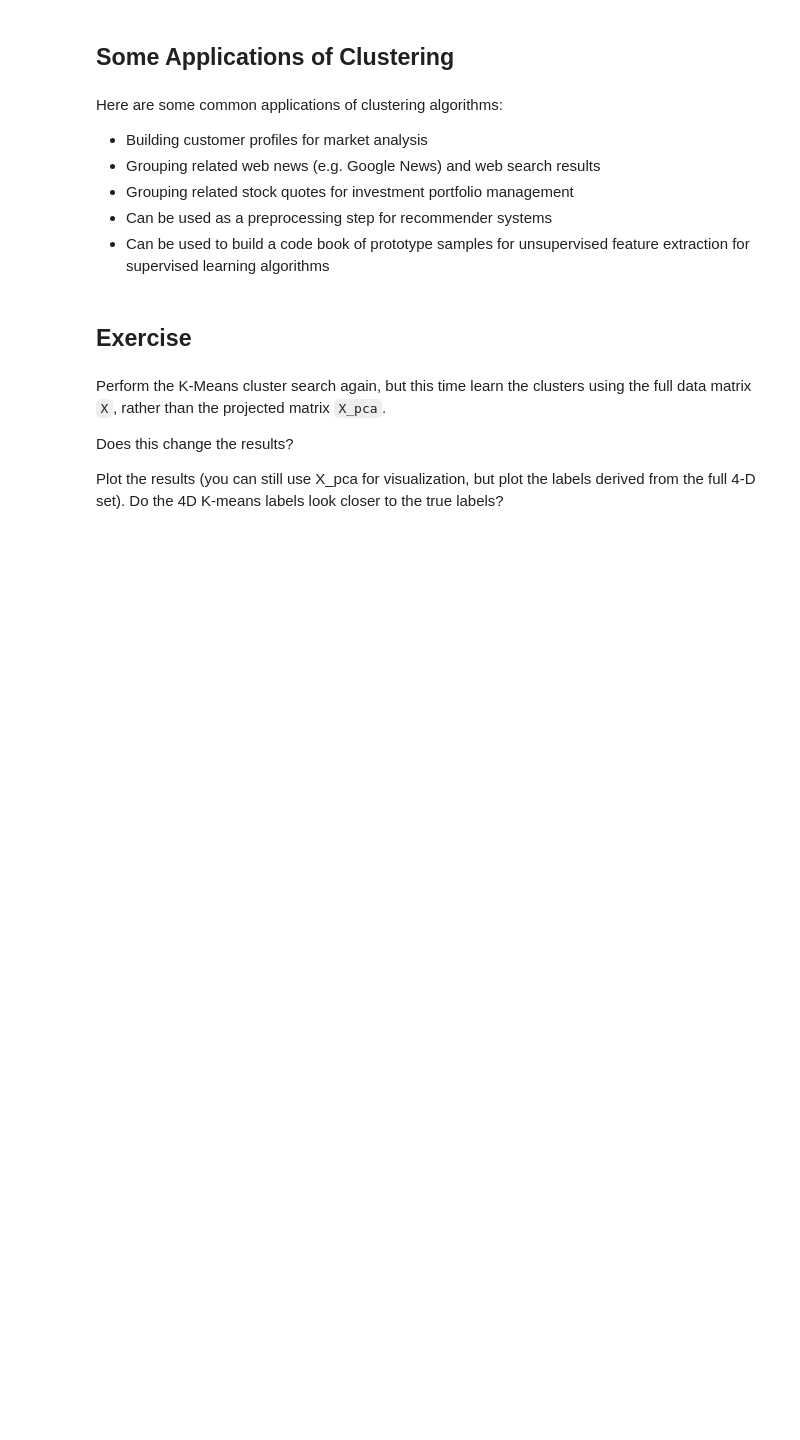
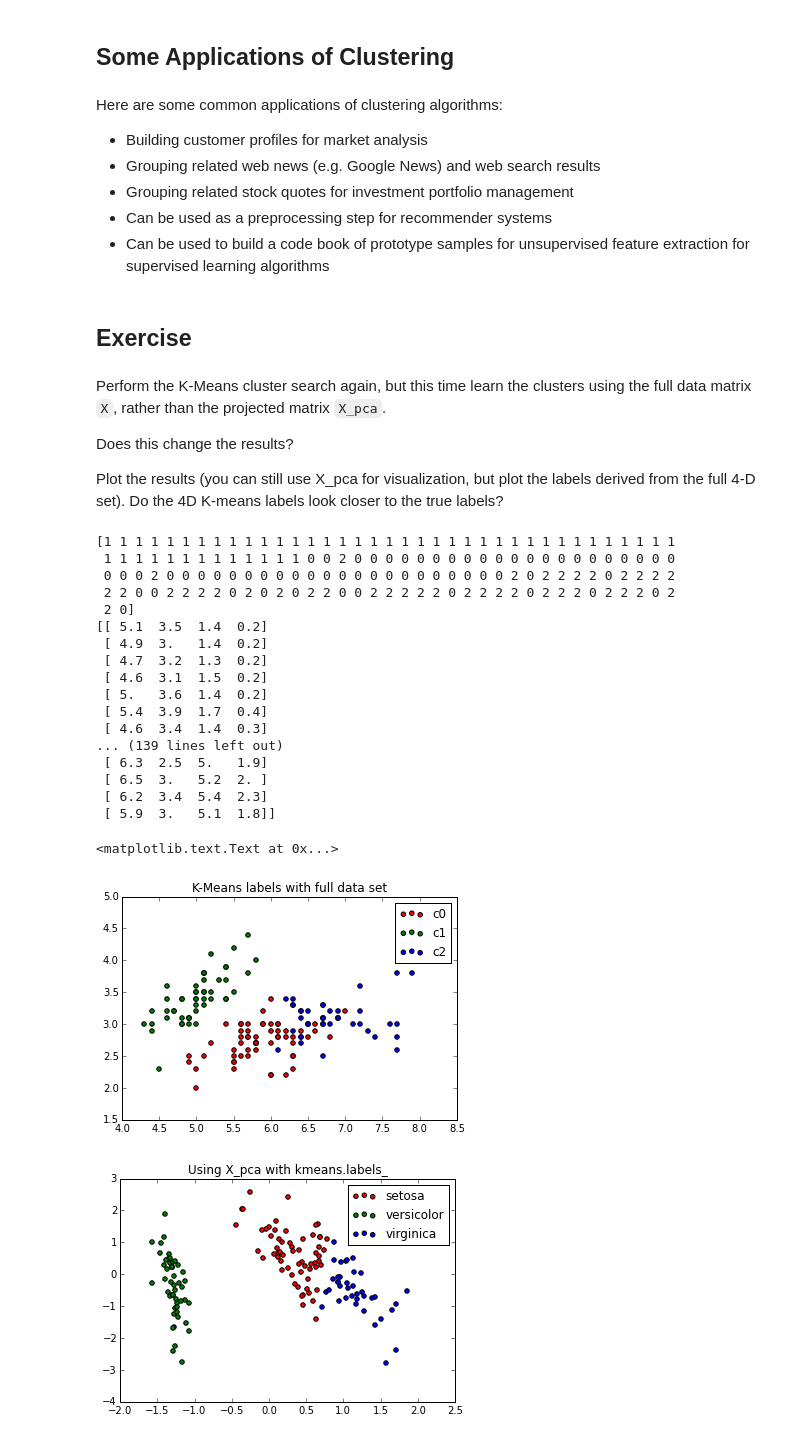
Before and after one commit to kkdyer/DSE200-notebooks, a Jupyter notebook: lecture_2_github_io_numpy_pandas/07_iris_clustering.ipynb, the cells around one changed output. Drawn from its saved outputs; the diff is of its cells as text; code cells hidden in the pictures; blank space fills up the shorter version.

```diff
--- a/lecture_2_github_io_numpy_pandas/07_iris_clustering.ipynb
+++ b/lecture_2_github_io_numpy_pandas/07_iris_clustering.ipynb
@@ -156,3 +158,40 @@ Does this change the results?
 Plot the results (you can still use X_pca for visualization, but plot
 the labels derived from the full 4-D set).
 Do the 4D K-means labels look closer to the true labels?
+# %%
+from sklearn.cluster import KMeans
+from numpy.random import RandomState
+rng = RandomState(42)
+
+kmeans = KMeans(n_clusters=3, random_state=rng)
+kmeans.fit(X)
+
+print kmeans.labels_
+print X
+
+plot_2D(X, kmeans.labels_, ["c0", "c1", "c2"])
+plt.title('K-Means labels with full data set')
+
+plot_2D(X_pca, kmeans.labels_, iris.target_names)
+plt.title('Using X_pca with kmeans.labels_')
+# %% [output]
+[1 1 1 1 1 1 1 1 1 1 1 1 1 1 1 1 1 1 1 1 1 1 1 1 1 1 1 1 1 1 1 1 1 1 1 1 1
+ 1 1 1 1 1 1 1 1 1 1 1 1 1 0 0 2 0 0 0 0 0 0 0 0 0 0 0 0 0 0 0 0 0 0 0 0 0
+ 0 0 0 2 0 0 0 0 0 0 0 0 0 0 0 0 0 0 0 0 0 0 0 0 0 0 2 0 2 2 2 2 0 2 2 2 2
+ 2 2 0 0 2 2 2 2 0 2 0 2 0 2 2 0 0 2 2 2 2 2 0 2 2 2 2 0 2 2 2 0 2 2 2 0 2
+ 2 0]
+[[ 5.1  3.5  1.4  0.2]
+ [ 4.9  3.   1.4  0.2]
+ [ 4.7  3.2  1.3  0.2]
+ [ 4.6  3.1  1.5  0.2]
+ [ 5.   3.6  1.4  0.2]
+ [ 5.4  3.9  1.7  0.4]
+ [ 4.6  3.4  1.4  0.3]
+... (139 lines left out)
+ [ 6.3  2.5  5.   1.9]
+ [ 6.5  3.   5.2  2. ]
+ [ 6.2  3.4  5.4  2.3]
+ [ 5.9  3.   5.1  1.8]]
+<matplotlib.text.Text at 0x...>
+[figure, added]
+[figure, added]
```
Also changed, not shown: parts of 1 cell of this notebook, 11 other files.
